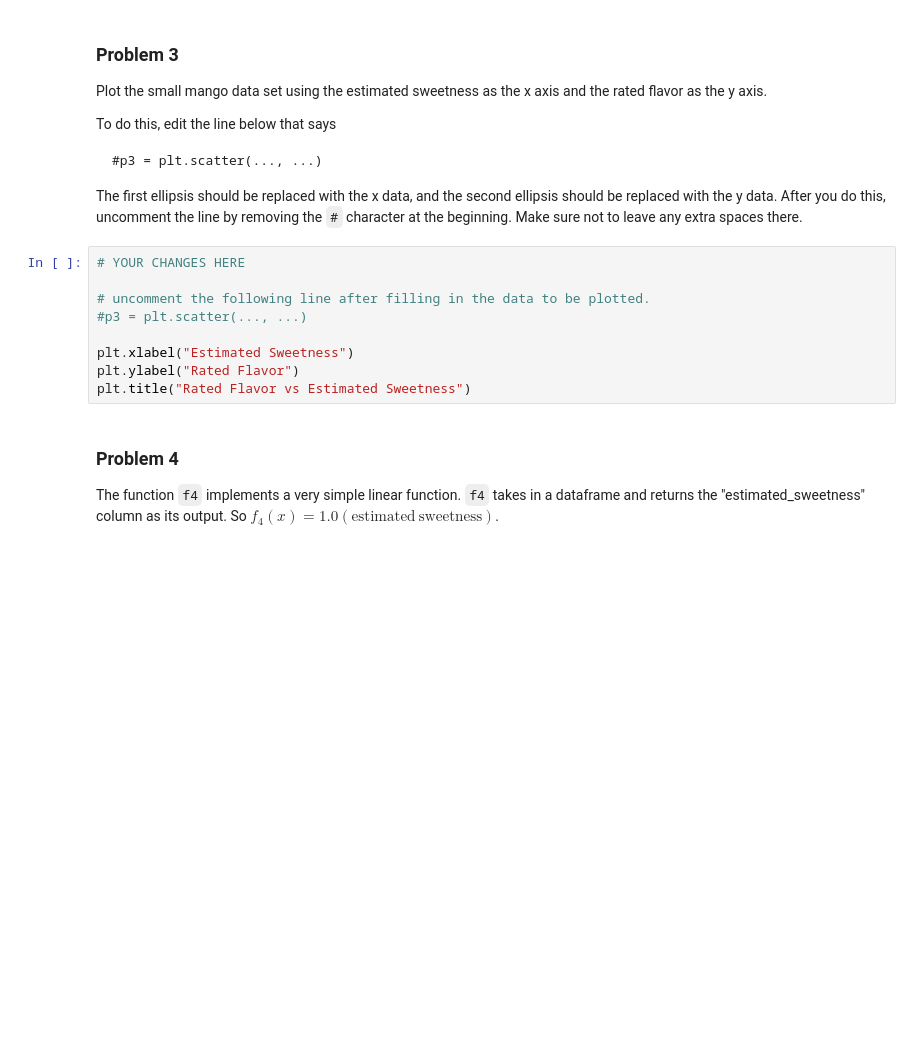
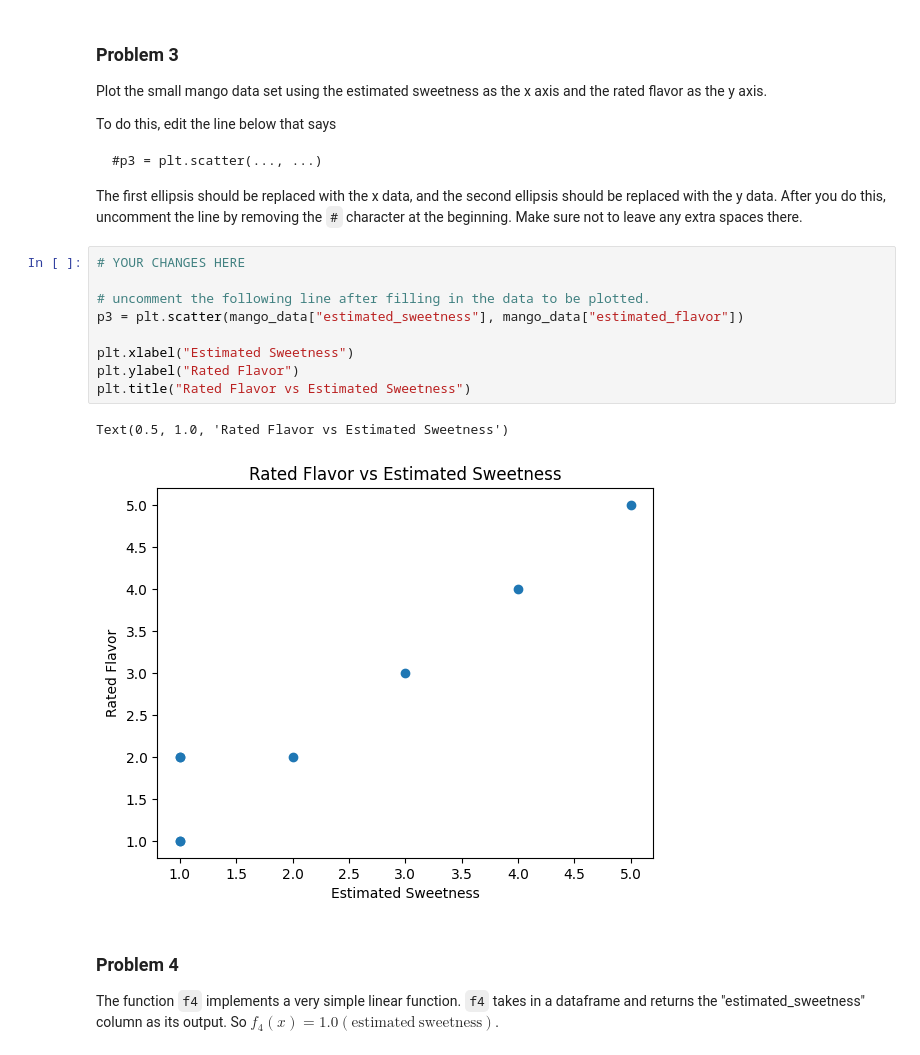
Before and after one commit to JonG-2025/dx601-homework-03, a Jupyter notebook: homework.ipynb, the cells around one changed output. Drawn from its saved outputs; the diff is of its cells as text; blank space fills up the shorter version.

```diff
--- a/homework.ipynb
+++ b/homework.ipynb
@@ -119,12 +119,15 @@ Make sure not to leave any extra spaces there.
 # %%
 # YOUR CHANGES HERE
 
 # uncomment the following line after filling in the data to be plotted.
-#p3 = plt.scatter(..., ...)
+p3 = plt.scatter(mango_data["estimated_sweetness"], mango_data["estimated_flavor"])
 
 plt.xlabel("Estimated Sweetness")
 plt.ylabel("Rated Flavor")
 plt.title("Rated Flavor vs Estimated Sweetness")
+# %% [output]
+Text(0.5, 1.0, 'Rated Flavor vs Estimated Sweetness')
+[figure, added]
 # %% [markdown]
 ### Problem 4
 
```
